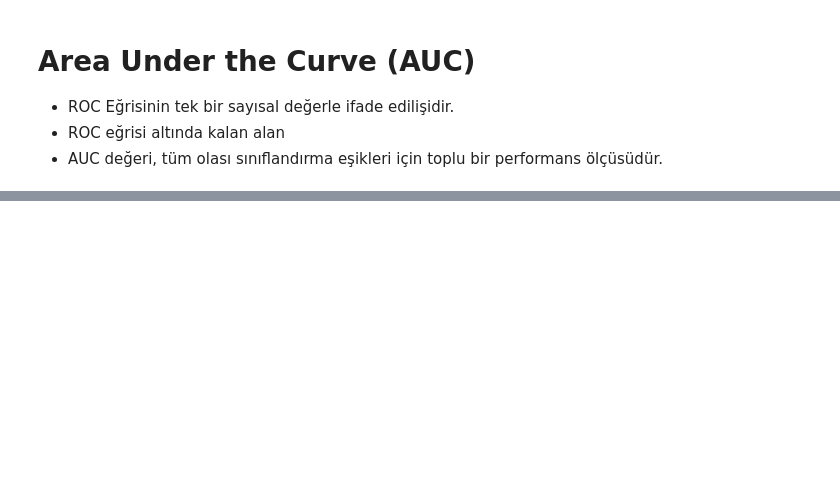
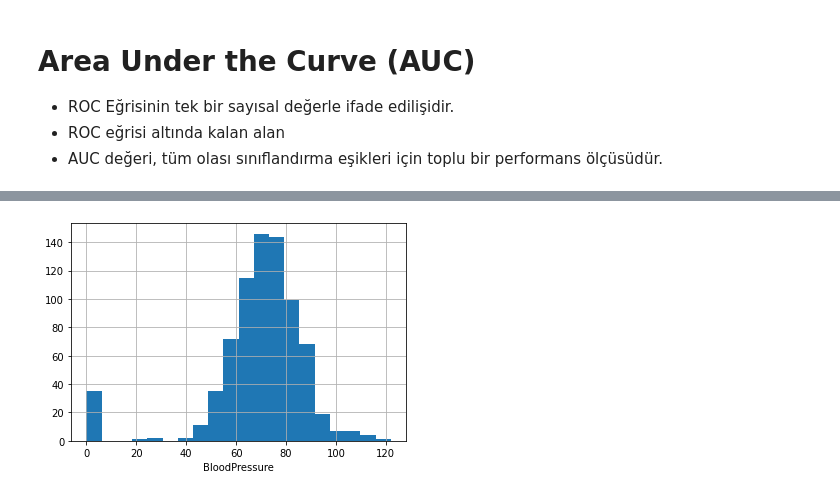
Before and after one commit to berkcangumusisik/DataSciencePath, a Jupyter notebook: 03.Makine Öğrenmesi/03. Lojistik Regresyon/Lojistik Regresyon.ipynb, the cells around one changed output, grey strips where cells are left out. Drawn from its saved outputs; the diff is of its cells as text; code cells hidden in the pictures; blank space fills up the shorter version.

```diff
--- a/03.Makine Öğrenmesi/03. Lojistik Regresyon/Lojistik Regresyon.ipynb
+++ b/03.Makine Öğrenmesi/03. Lojistik Regresyon/Lojistik Regresyon.ipynb
@@ -24,0 +93,6 @@
+# %%
+df["BloodPressure"].hist(bins=20)
+plt.xlabel("BloodPressure")
+plt.show()
+# %% [output]
+[figure, added]
```
Also changed, not shown: parts of 40 cells of this notebook, 2 other files.
